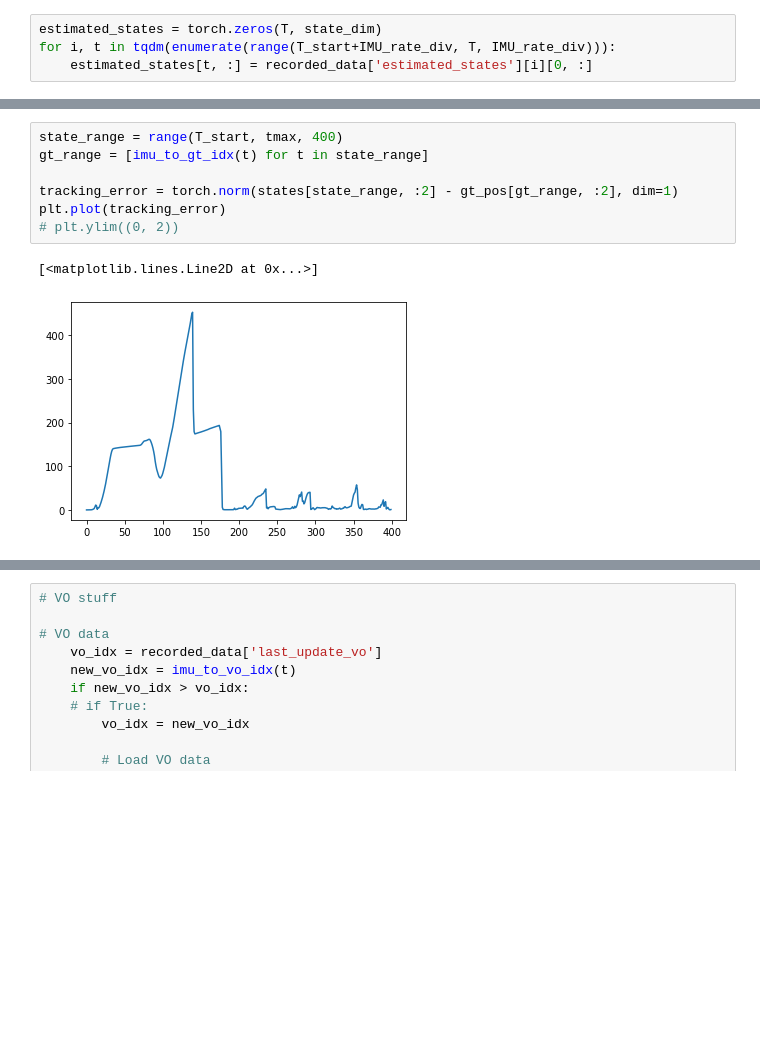
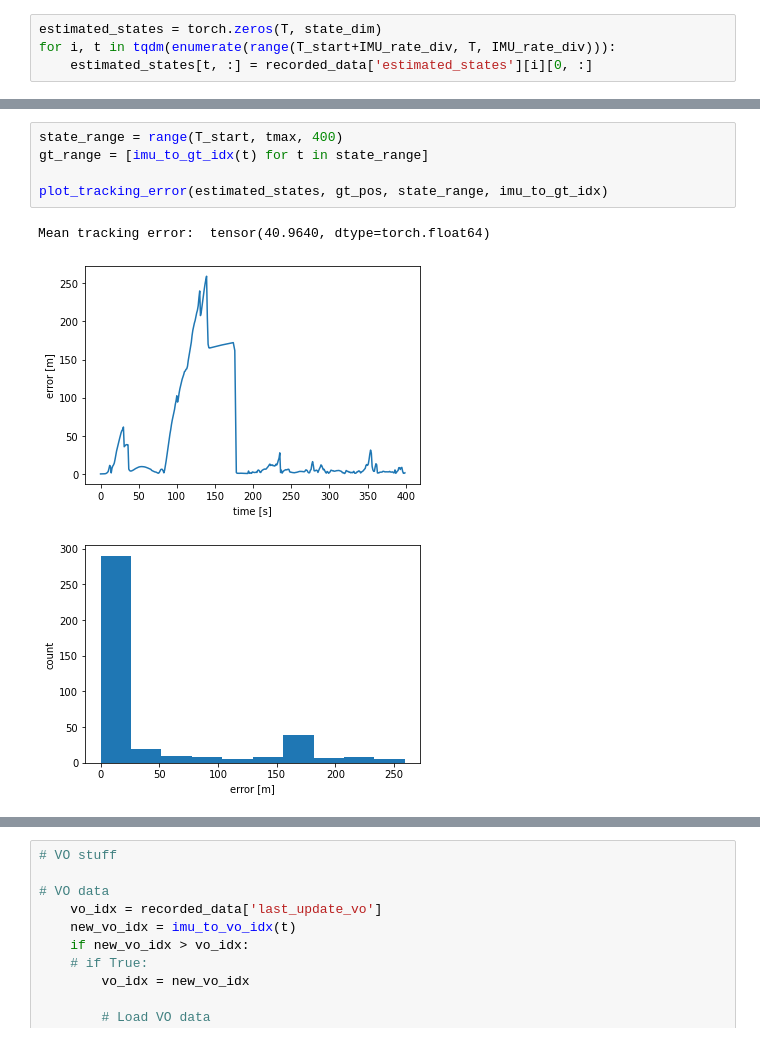
Before and after one commit to Stanford-NavLab/DDUncertaintyFilter, a Jupyter notebook: notebooks/05_31_22_DD_filter.ipynb, the cells around one changed output, grey strips where cells are left out. Cells and saved outputs as stored; diff of their text form; blank space fills up the shorter version.

```diff
--- a/notebooks/05_31_22_DD_filter.ipynb
+++ b/notebooks/05_31_22_DD_filter.ipynb
@@ -547,10 +482,9 @@ plt.legend()
 # %%
 state_range = range(T_start, tmax, 400)
 gt_range = [imu_to_gt_idx(t) for t in state_range]
 
-tracking_error = torch.norm(states[state_range, :2] - gt_pos[gt_range, :2], dim=1)
-plt.plot(tracking_error)
-# plt.ylim((0, 2))
+plot_tracking_error(estimated_states, gt_pos, state_range, imu_to_gt_idx)
 # %% [output]
-[<matplotlib.lines.Line2D at 0x...>]
+Mean tracking error:  tensor(40.9640, dtype=torch.float64)
-[figure, old version]
+[figure, new version]
+[figure, added]
```
Also changed, not shown: parts of 15 cells of this notebook, 2 other files.
